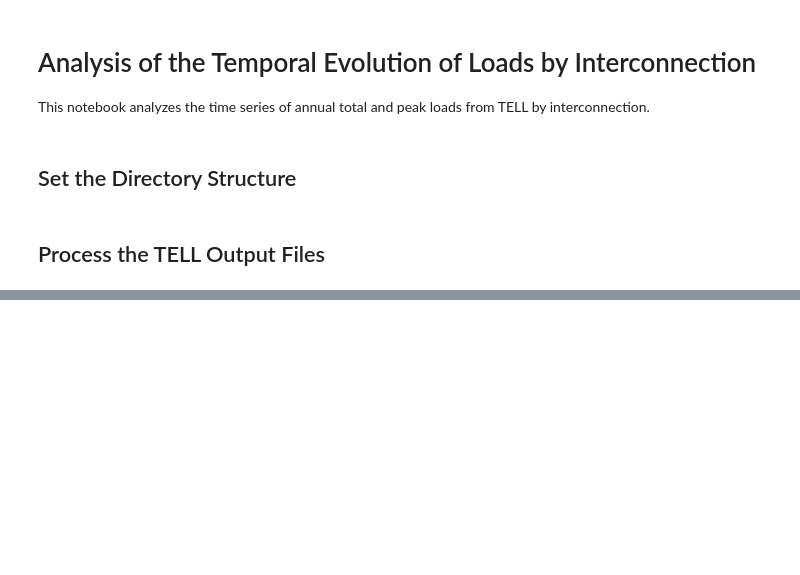
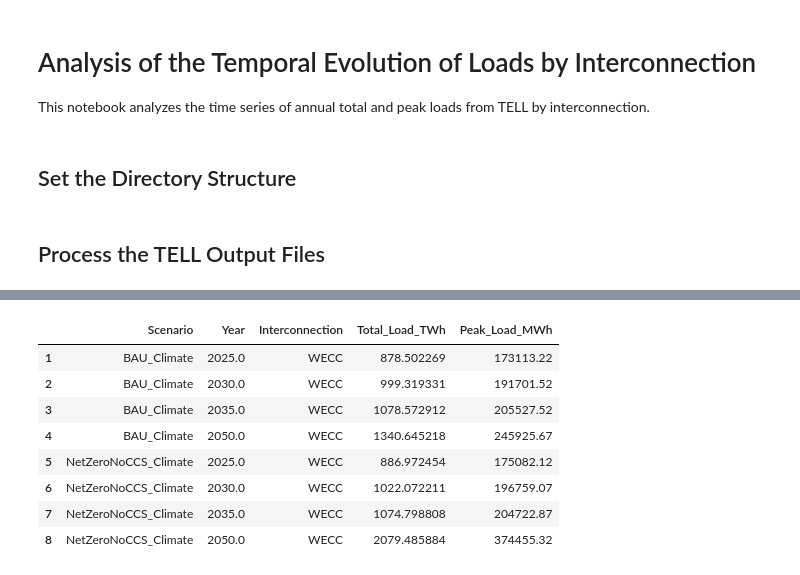
Before and after one commit to GODEEEP/load_analysis, a Jupyter notebook: notebooks/interconnection_time_series_analysis.ipynb, the cells around one changed output, grey strips where cells are left out. Cells and saved outputs as stored; diff of their text form; code cells hidden in the pictures; blank space fills up the shorter version.

```diff
--- a/notebooks/interconnection_time_series_analysis.ipynb
+++ b/notebooks/interconnection_time_series_analysis.ipynb
@@ -24,9 +54,9 @@ ba_mapping = pd.read_csv(data_output_dir + 'BA_to_Interconnection_Mapping.csv')
 # %%
 # Check to see if the processed output file exist and if not then create it:
-if os.path.isfile((os.path.join(data_output_dir, 'Interconnection_Non_Transportation_Load_Time_Series.csv'))) == False:
+if os.path.isfile((os.path.join(data_output_dir, 'Interconnection_Load_Time_Series.csv'))) == False:
 
    # Set the scenarios to process:
-   scenarios = ['historic', 'BAU_Climate', 'NetZeroNoCCS_Climate']
+   scenarios = ['BAU_Climate', 'NetZeroNoCCS_Climate']
 
    #Initiate a counter and empty dataframe to store the results:
    counter = 0;
@@ -34,88 +64,68 @@ if os.path.isfile((os.path.join(data_output_dir, 'Interconnection_Non_Transporta
 
    # Loop over the scenarios and process each time series:
    for s in range(len(scenarios)):
-       if scenarios[s] == 'historic':
-          start_year = 1980; end_year = 2020; interval = 1
-       else:
-          start_year = 2020; end_year = 2051; interval = 5
+       years_to_process = [2025, 2030, 2035, 2050]
 
-       # Loop over the years from the start_year to the end_year in 5-year increments:
-       for year in range(start_year,end_year,interval):
+       # Loop over the years from the start_year to the end_year:
+       for year in years_to_process:
            # Read in the TELL BA output file for that year and scenario:
-           if scenarios[s] == 'historic':
-              tell_df = pd.read_csv(load_data_input_dir + 'outputs/tell_output/historic/' + str(year) + '/TELL_Balancing_Authority_Hourly_Load_Data_' + str(year) + '_Scaled_' + str(year) + '.csv')
-           if scenarios[s] == 'BAU_Climate':
-              tell_df = pd.read_csv(load_data_input_dir + 'outputs/tell_output/BAU_Climate/' + str(year) + '/TELL_Balancing_Authority_Hourly_Load_Data_' + str(year) + '_Scaled_' + str(year) + '.csv')
-           if scenarios[s] == 'NetZeroNoCCS_Climate':
-              tell_df = pd.read_csv(load_data_input_dir + 'outputs/tell_output/NetZeroNoCCS_Climate/' + str(year) + '/TELL_Balancing_Authority_Hourly_Load_Data_' + str(year) + '_Scaled_' + str(year) + '.csv')
+           load_df = pd.read_csv(load_data_input_dir + 'Total_Loads_' + scenarios[s] + '_' + str(year) + '.csv')
+
+           # Rename the BA variable:
+           load_df.rename(columns={'BA': 'BA_Code'}, inplace=True)
 
            # Merge in the interconnection mapping using common BA codes:
-           merged_df = pd.merge(tell_df, ba_mapping, on='BA_Code')
+           merged_df = pd.merge(load_df, ba_mapping, on='BA_Code')
 
            # Sum the BA-level hourly loads into annual interconnection-level hourly loads:
-           merged_df['Interconnection_Load_TWh'] = merged_df.groupby(['Interconnection', 'Time_UTC'])['Scaled_TELL_BA_Load_MWh'].transform('sum')
+           merged_df['Interconnection_Load_MWh'] = merged_df.groupby(['Interconnection', 'Time_UTC'])['Total_Load_MWh'].transform('sum')
 
            # Only keep the columns we need and subset to the unique values:
-           merged_df = merged_df[['Time_UTC', 'Interconnection', 'Interconnection_Load_TWh']].drop_duplicates()
+           merged_df = merged_df[['Time_UTC', 'Interconnection', 'Interconnection_Load_MWh']].drop_duplicates()
 
            # Make a list of all of the interconnections in the 'merged_df':
            ics = merged_df['Interconnection'].unique()
 
            # Loop over the interconnections and calculate the total and peak load for each year:
            for i in range(len(ics)):
                # Iterate the counter by one:
                counter = counter + 1
 
                # Subset to just the data for the interconnection being processed:
                subset_df = merged_df[merged_df['Interconnection'].isin([ics[i]])].copy()
 
                # Put the output in a new dataframe:
                output_df.loc[counter, 'Scenario'] = scenarios[s]
                output_df.loc[counter, 'Year'] = int(year)
                output_df.loc[counter, 'Interconnection'] = ics[i]
-               output_df.loc[counter, 'Total_Load_TWh'] = (subset_df['Interconnection_Load_TWh'].sum().round(6)) / 1000000
-               output_df.loc[counter, 'Peak_Load_MWh'] = subset_df['Interconnection_Load_TWh'].max()
+               output_df.loc[counter, 'Total_Load_TWh'] = (subset_df['Interconnection_Load_MWh'].sum().round(6)) / 1000000
+               output_df.loc[counter, 'Peak_Load_MWh'] = subset_df['Interconnection_Load_MWh'].max()
 
                # Clean up
                del subset_df
 
            # Clean up
-           del tell_df, merged_df, ics
-
-   # Initiate an empty normalized load variable:
-   output_df['Total_Load_Normalized'] = np.nan
-   output_df['Peak_Load_Normalized'] = np.nan
-
-   # Loop over the rows of the dataframe normalize the load by the base year value:
-   for row in range(len(output_df)):
-       # Find the total load value to normalize by:
-       base_load = output_df['Total_Load_TWh'].loc[(output_df['Year'] == 2019) &
-                                                   (output_df['Interconnection'] == output_df['Interconnection'].iloc[row]) &
-                                                   (output_df['Scenario'] == 'historic')].values
-
-       # Compute the normalized total load:
-       output_df['Total_Load_Normalized'].iloc[row] = (output_df['Total_Load_TWh'].iloc[row] / base_load).round(3)
-
-       # Find the peak load value to normalize by:
-       peak_load = output_df['Peak_Load_MWh'].loc[(output_df['Year'] == 2019) &
-                                                  (output_df['Interconnection'] == output_df['Interconnection'].iloc[row]) &
-                                                  (output_df['Scenario'] == 'historic')].values
-
-       # Compute the normalized peak load:
-       output_df['Peak_Load_Normalized'].iloc[row] = (output_df['Peak_Load_MWh'].iloc[row] / peak_load).round(3)
-
-       # Clean up
-       del base_load, peak_load
+           del load_df, merged_df, ics
 
    # Write out the dataframe to a .csv file:
-   output_df.to_csv((os.path.join(data_output_dir, 'Interconnection_Non_Transportation_Load_Time_Series.csv')), sep=',', index=False)
+   output_df.to_csv((os.path.join(data_output_dir, 'Interconnection_Load_Time_Series.csv')), sep=',', index=False)
 
 else:
    # Read in the already processed output file:
-   output_df = pd.read_csv((os.path.join(data_output_dir, 'Interconnection_Non_Transportation_Load_Time_Series.csv')))
+   output_df = pd.read_csv((os.path.join(data_output_dir, 'Interconnection_Load_Time_Series.csv')))
 
 # Preview the future dataframe:
 output_df
+# %% [output]
+|  | Scenario | Year | Interconnection | Total_Load_TWh | Peak_Load_MWh |
+| 1 | BAU_Climate | 2025.0 | WECC | 878.502269 | 173113.22 |
+| 2 | BAU_Climate | 2030.0 | WECC | 999.319331 | 191701.52 |
+| 3 | BAU_Climate | 2035.0 | WECC | 1078.572912 | 205527.52 |
+| 4 | BAU_Climate | 2050.0 | WECC | 1340.645218 | 245925.67 |
+| 5 | NetZeroNoCCS_Climate | 2025.0 | WECC | 886.972454 | 175082.12 |
+| 6 | NetZeroNoCCS_Climate | 2030.0 | WECC | 1022.072211 | 196759.07 |
+| 7 | NetZeroNoCCS_Climate | 2035.0 | WECC | 1074.798808 | 204722.87 |
+| 8 | NetZeroNoCCS_Climate | 2050.0 | WECC | 2079.485884 | 374455.32 |
 # %%
 # Define a function to plot the time series of annual demand for each interconnection:
 def plot_interconnection_load_time_series(data_input_dir: str, image_output_dir: str, image_resolution: int, save_images=False):
```
Also changed, not shown: parts of 5 cells of this notebook, 2 other files.
